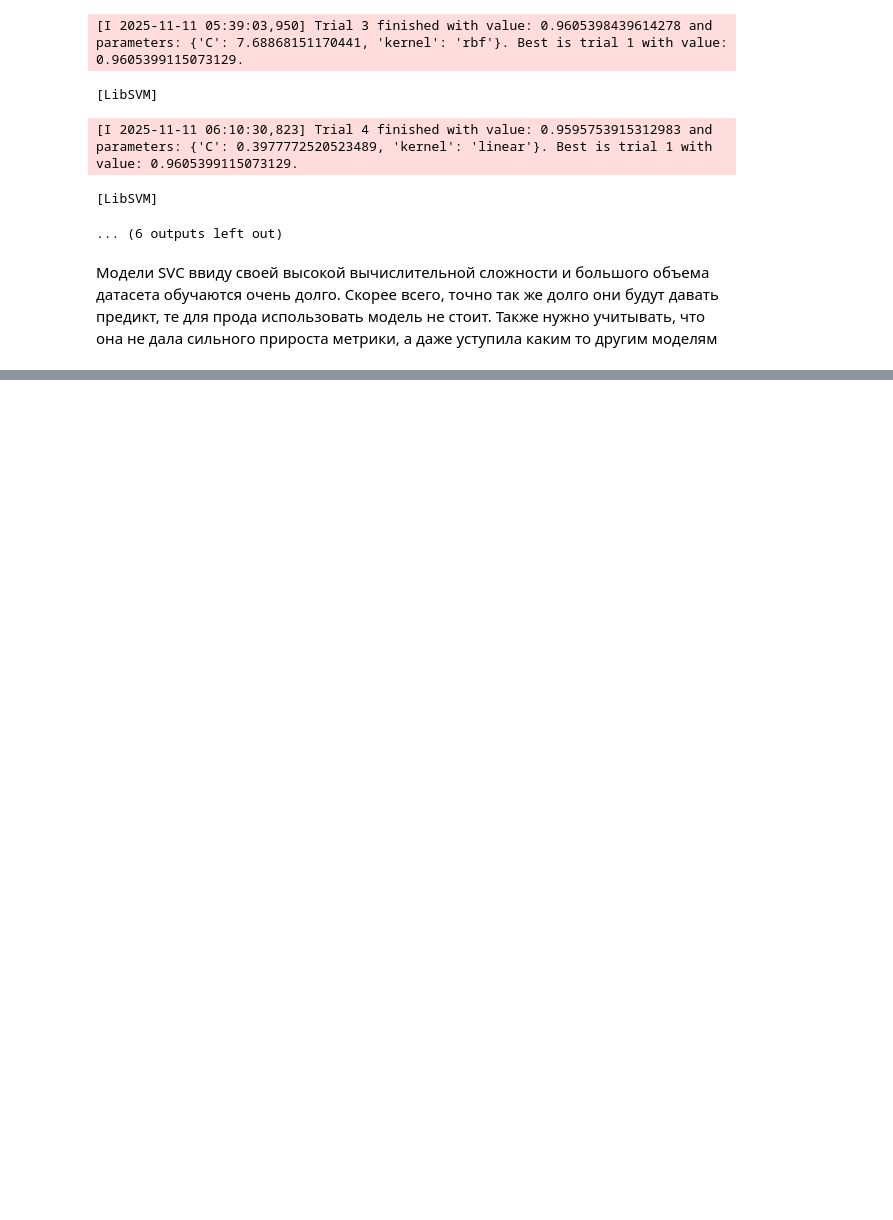
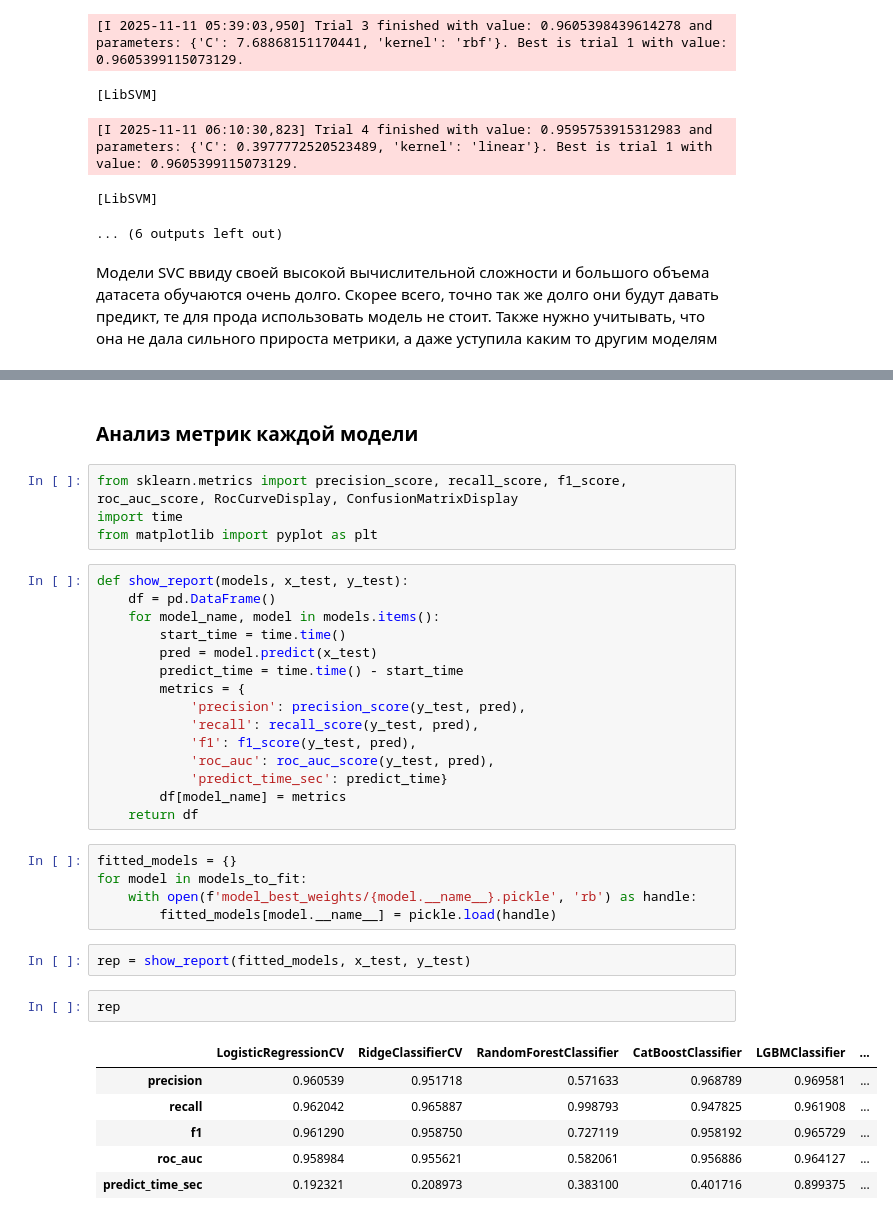
Before and after one commit to egrsid/MISIS_sentiment_analysis_project, a Jupyter notebook: models_fitting_1var.ipynb, the cells around one changed output, grey strips where cells are left out. Saved outputs shown, nothing was run; the diff lists cells and outputs as text; blank space fills up the shorter version.

```diff
--- a/models_fitting_1var.ipynb
+++ b/models_fitting_1var.ipynb
@@ -467,0 +558,37 @@ with warnings.catch_warnings():
+# %% [markdown]
+### Анализ метрик каждой модели
+# %%
+from sklearn.metrics import precision_score, recall_score, f1_score, roc_auc_score, RocCurveDisplay, ConfusionMatrixDisplay
+import time
+from matplotlib import pyplot as plt
+# %%
+def show_report(models, x_test, y_test):
+    df = pd.DataFrame()
+    for model_name, model in models.items():
+        start_time = time.time()
+        pred = model.predict(x_test)
+        predict_time = time.time() - start_time
+        metrics = {
+            'precision': precision_score(y_test, pred),
+            'recall': recall_score(y_test, pred),
+            'f1': f1_score(y_test, pred),
+            'roc_auc': roc_auc_score(y_test, pred),
+            'predict_time_sec': predict_time}
+        df[model_name] = metrics
+    return df
+# %%
+fitted_models = {}
+for model in models_to_fit:
+    with open(f'model_best_weights/{model.__name__}.pickle', 'rb') as handle:
+        fitted_models[model.__name__] = pickle.load(handle)
+# %%
+rep = show_report(fitted_models, x_test, y_test)
+# %%
+rep
+# %% [output]
+|  | LogisticRegressionCV | RidgeClassifierCV | RandomForestClassifier | CatBoostClassifier | LGBMClassifier | ... |
+| precision | 0.960539 | 0.951718 | 0.571633 | 0.968789 | 0.969581 | ... |
+| recall | 0.962042 | 0.965887 | 0.998793 | 0.947825 | 0.961908 | ... |
+| f1 | 0.961290 | 0.958750 | 0.727119 | 0.958192 | 0.965729 | ... |
+| roc_auc | 0.958984 | 0.955621 | 0.582061 | 0.956886 | 0.964127 | ... |
+| predict_time_sec | 0.192321 | 0.208973 | 0.383100 | 0.401716 | 0.899375 | ... |
```
Also changed, not shown: parts of 12 cells of this notebook, 4 other files.
